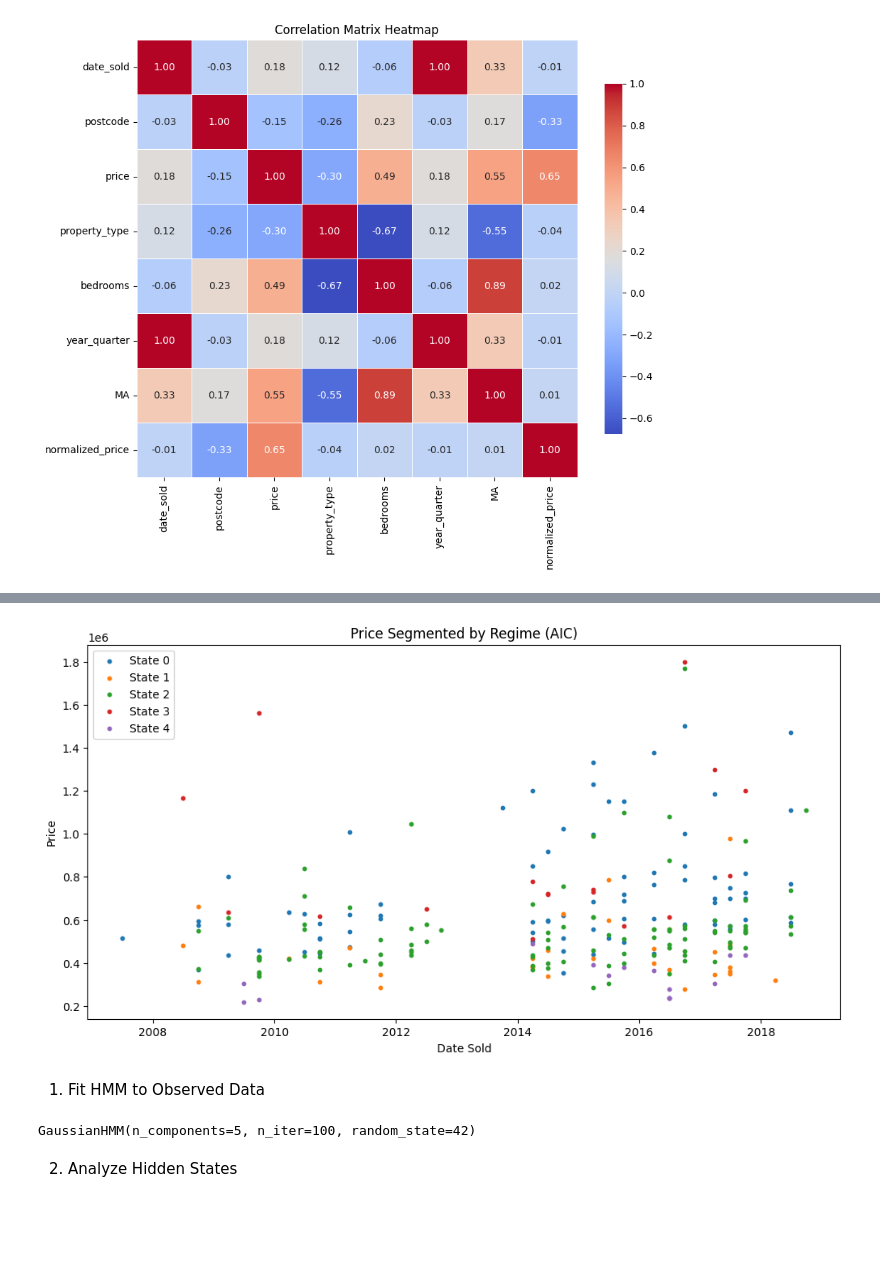
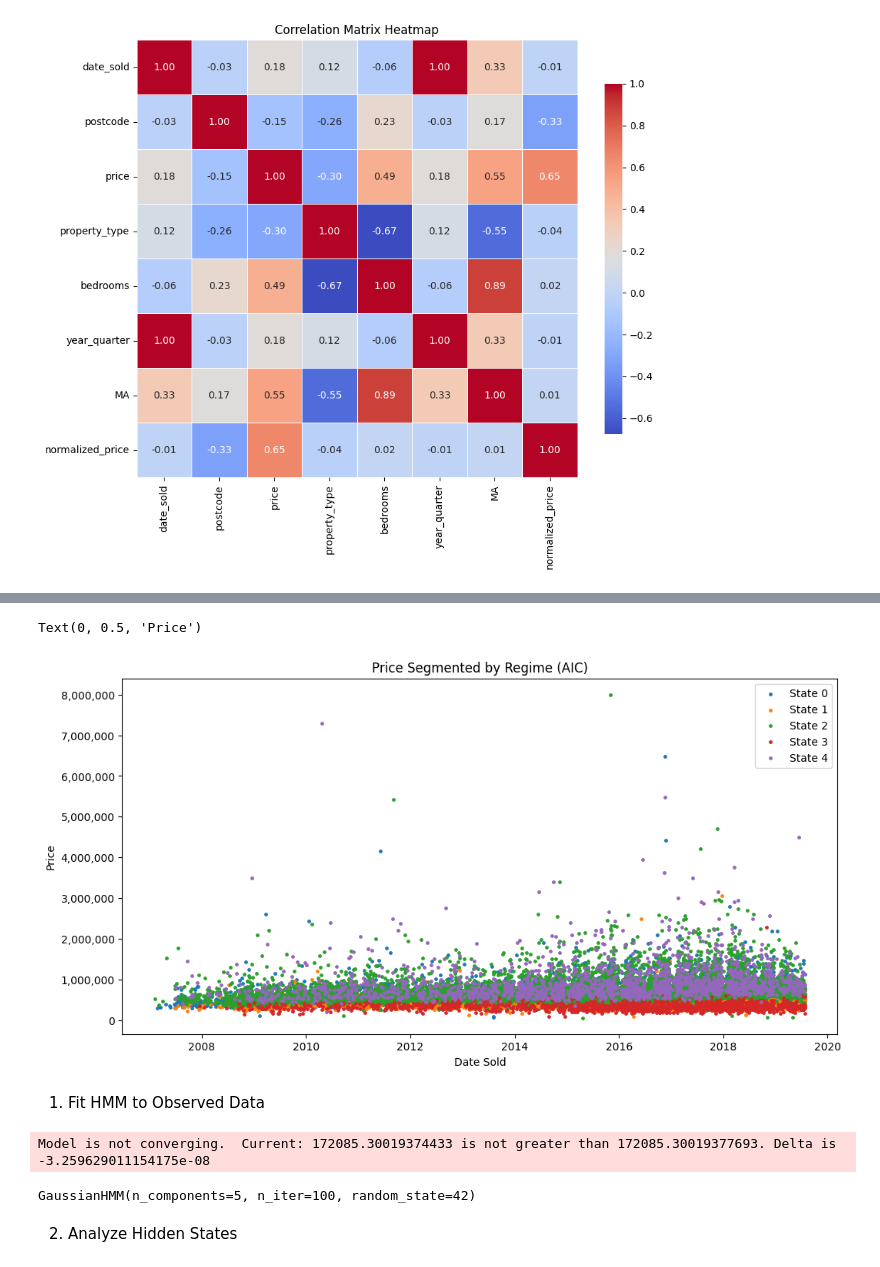
Before and after one commit to gracesosa/RealEstate_TrendClassification, a Jupyter notebook: Notebooks/DataPreprocessing2.ipynb, the cells around one changed output, grey strips where cells are left out. Cells and saved outputs as stored; diff of their text form; code cells hidden in the pictures; blank space fills up the shorter version.

Commit message:
completed data preprocessing

```diff
--- a/Notebooks/DataPreprocessing2.ipynb
+++ b/Notebooks/DataPreprocessing2.ipynb
@@ -111,7 +111,7 @@ merged_df['property_type'] = merged_df['property_type'].astype('category').cat.c
 
 # Scale the features (exclude 'price' because it's the target)
 features = merged_df[['MA', 'bedrooms', 'normalized_price']].dropna()
-scaler = StandardScaler()
+scaler = MinMaxScaler()
 features_scaled = scaler.fit_transform(features)
 
 # Drop columns not relevant to EDA
@@ -152,7 +149,7 @@ plt.show()
 # %% [output]
 [figure]
 # %%
-def find_optimal_states(features, max_states=10):
+def find_optimal_states(features, max_states):
     """
     Find the optimal number of states for HMM based on AIC and BIC.
 
@@ -195,7 +192,7 @@ def find_optimal_states(features, max_states=10):
     return optimal_states_aic, optimal_states_bic, aic_scores, bic_scores, models
 
 # Call the function and get AIC/BIC values
-optimal_states_aic, optimal_states_bic, aic_scores, bic_scores, models = find_optimal_states(features, max_states=10)
+optimal_states_aic, optimal_states_bic, aic_scores, bic_scores, models = find_optimal_states(features=features_scaled, max_states=5)
 
 print(f"Optimal number of states based on AIC: {optimal_states_aic}")
 print(f"Optimal number of states based on BIC: {optimal_states_bic}")
@@ -219,0 +223,12 @@ plt.show()
+# %%
+len(features_scaled)
+len(features)
+
+na_counts = merged_df.isna().sum()
+print(na_counts)
+
+#merged_df = merged_df[['date_sold','postcode', 'price', 'property_type', 'bedrooms', 'year_quarter' 'MA', 'bedrooms', 'normalized_price']].dropna()
+merged_df = merged_df[['MA', 'bedrooms', 'normalized_price', 'date_sold', 'price']].dropna()
+len(merged_df)
+
+#merged_df.head()
@@ -220,33 +244,40 @@ plt.show()
 # %%
 # Use the model with the optimal number of states based on BIC or AIC
 best_model = models[optimal_states_aic - 2]  # Adjust for 0-indexing in the models list
-hidden_states = best_model.predict(features)
+hidden_states = best_model.predict(features_scaled)
+#hidden_states = 5
 
 # Add hidden states to the dataframe
 merged_df['Regime'] = hidden_states
 
 # Plot the regimes over time
 plt.figure(figsize=(12, 6))
 for state in range(best_model.n_components):
+#for state in range(5):
     state_data = merged_df[merged_df['Regime'] == state]
-    plt.scatter(state_data['datesold'], state_data['price'], label=f'State {state}', s=10)
+    plt.scatter(state_data['date_sold'], state_data['price'], label=f'State {state}', s=6)
+
+ax = plt.gca()
+ax.yaxis.set_major_formatter(mticker.FuncFormatter(lambda x, _: f"{int(x):,}"))
 
 plt.legend()
 plt.title('Price Segmented by Regime (AIC)')
 plt.xlabel('Date Sold')
 plt.ylabel('Price')
-plt.show()
+#plt.show()
 # %% [output]
+Text(0, 0.5, 'Price')
-[figure, old version]
+[figure, new version]
 # %% [markdown]
 1. Fit HMM to Observed Data
 # %%
 # Train HMM with the optimal number of states
 n_states = 5
 hmm_model = GaussianHMM(n_components=n_states, covariance_type="diag", n_iter=100, random_state=42)
-hmm_model.fit(features)
+hmm_model.fit(features_scaled)
 # %% [output]
-GaussianHMM(n_components=5, n_iter=100, random_state=42)
+Model is not converging.  Current: 172085.30019374433 is not greater than 172085.30019377693. Delta is -3.259629011154175e-08
+GaussianHMM(n_components=5, n_iter=100, random_state=42)
 # %% [markdown]
 2. Analyze Hidden States
 # %%
```
Also changed, not shown: parts of 18 cells of this notebook, 2 other files.
